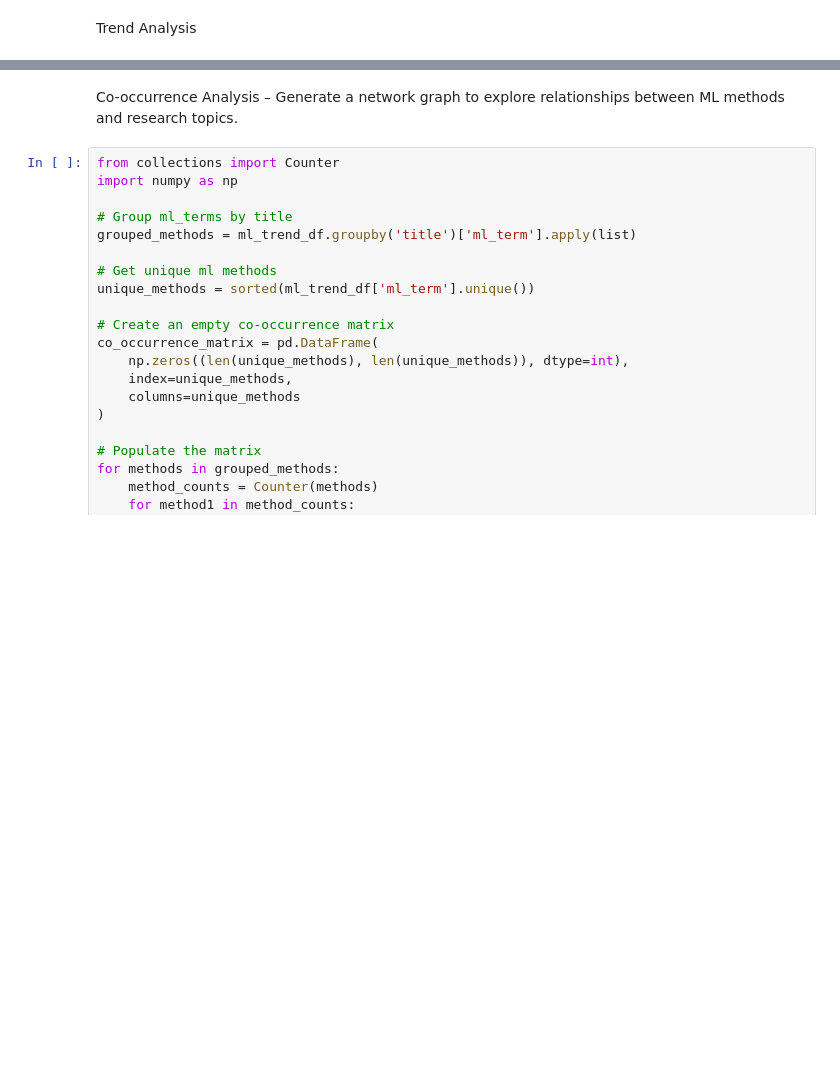
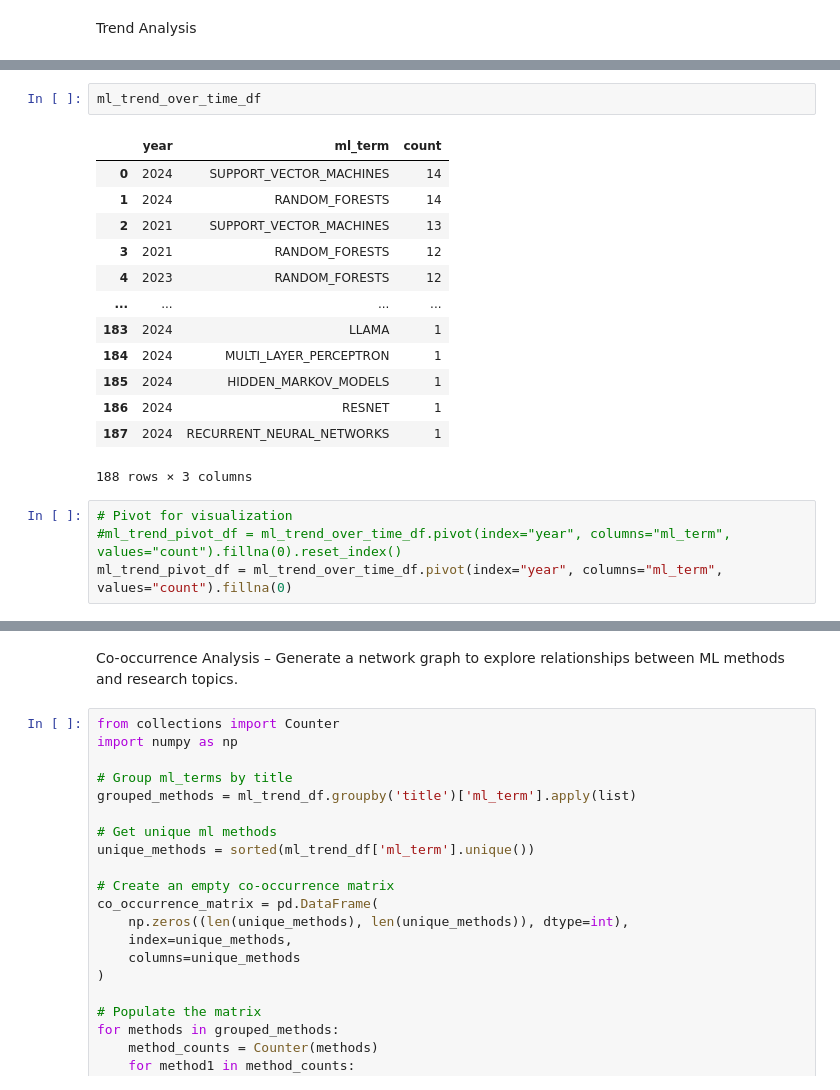
Before and after one commit to seyedrezamirkhani/ml-lncRNA, a Jupyter notebook: src/notebooks/part-03-finding-ML-methods-with-rules/11-analyse-search-results.ipynb, the cells around one changed output, grey strips where cells are left out. Cells and saved outputs as stored; diff of their text form; blank space fills up the shorter version.

```diff
--- a/src/notebooks/part-03-finding-ML-methods-with-rules/11-analyse-search-results.ipynb
+++ b/src/notebooks/part-03-finding-ML-methods-with-rules/11-analyse-search-results.ipynb
@@ -203,0 +214,20 @@ Trend Analysis
+# %%
+ml_trend_over_time_df
+# %% [output]
+|  | year | ml_term | count |
+| 0 | 2024 | SUPPORT_VECTOR_MACHINES | 14 |
+| 1 | 2024 | RANDOM_FORESTS | 14 |
+| 2 | 2021 | SUPPORT_VECTOR_MACHINES | 13 |
+| 3 | 2021 | RANDOM_FORESTS | 12 |
+| 4 | 2023 | RANDOM_FORESTS | 12 |
+| ... | ... | ... | ... |
+| 183 | 2024 | LLAMA | 1 |
+| 184 | 2024 | MULTI_LAYER_PERCEPTRON | 1 |
+| 185 | 2024 | HIDDEN_MARKOV_MODELS | 1 |
+| 186 | 2024 | RESNET | 1 |
+| 187 | 2024 | RECURRENT_NEURAL_NETWORKS | 1 |
+188 rows × 3 columns
+# %%
+# Pivot for visualization
+#ml_trend_pivot_df = ml_trend_over_time_df.pivot(index="year", columns="ml_term", values="count").fillna(0).reset_index()
+ml_trend_pivot_df = ml_trend_over_time_df.pivot(index="year", columns="ml_term", values="count").fillna(0)
```
Also changed, not shown: parts of 28 cells of this notebook.
